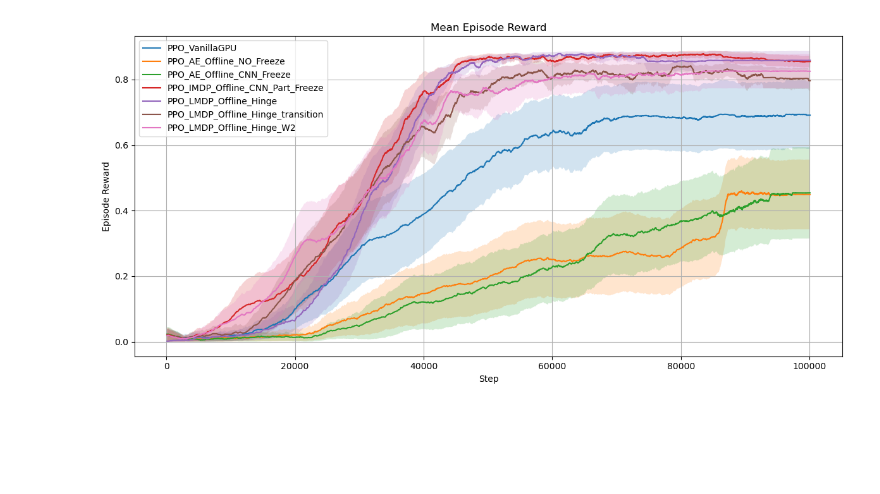
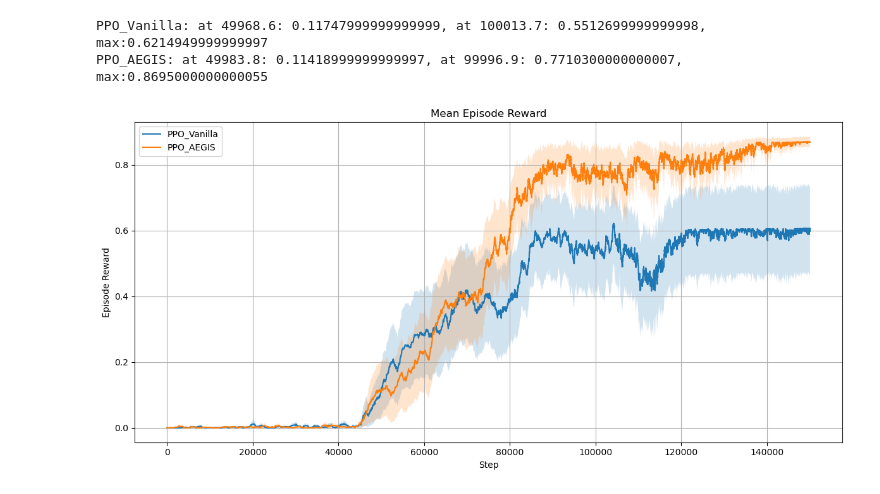
Before and after one commit to achouliaras/state_space_exploration, a Jupyter notebook: plot_results.ipynb, the cells around one changed output. Drawn from its saved outputs; the diff is of its cells as text; code cells hidden in the pictures; blank space fills up the shorter version.

```diff
--- a/plot_results.ipynb
+++ b/plot_results.ipynb
@@ -7,11 +7,17 @@ from scipy.stats import sem
 from scipy.ndimage import uniform_filter1d  # For smoothing
 
 # Define the base directory and experiment names
-base_dir = "results/State-Vis-Pretraining/MiniGrid/Empty-8x8-v0"
-experiments = [ "PPO_VanillaGPU", "PPO_AE_Offline_NO_Freeze", "PPO_AE_Offline_CNN_Freeze",
-                "PPO_IMDP_Offline_CNN_Part_Freeze",
-                "PPO_LMDP_Offline_Hinge", "PPO_LMDP_Offline_Hinge_transition",
-                "PPO_LMDP_Offline_Hinge_W2"
+base_dir = "results/State-Vis-Pretraining/MiniGrid/DistShift2-v0"
+# COMP EXP: "PPO_AE_Offline_NO_Freeze", "PPO_AE_Offline_CNN_Freeze", "PPO_IMDP_Offline_CNN_Part_Freeze", "PPO_IMDP_Offline_Freeze", "PPO_AEGIS_ALT1_1E", "PPO_AEGIS_5E6", "PPO_AEGIS_TCL"
+
+# OFFLINE
+# DATA EXP: "PPO_LMDP_Offline", "PPO_LMDP_Offline", "PPO_LMDP_Offline_5E6", "PPO_LMDP_Offline_25e5", "PPO_LMDP_Offline_10e5", "PPO_LMDP_Offline_5E5", "PPO_LMDP_Offline_5E4", "PPO_LMDP_Offline_5E3"
+# EPOCHS EXP: "PPO_LMDP_Offline_5E5_10", "PPO_LMDP_Offline_5E5_20", "PPO_LMDP_Offline_5E5_50", "PPO_LMDP_Offline_5E5_100", "PPO_LMDP_Offline_5E5_200"
+
+# BUFFER EXP: "PPO_AEGIS_Buffer_64", "PPO_AEGIS_Buffer_128", "PPO_AEGIS_Buffer_256", "PPO_AEGIS_Buffer_512", "PPO_AEGIS_Buffer_1024", "PPO_AEGIS_ALT1_1E", "PPO_AEGIS_5E6", "PPO_AEGIS_TCL"
+# "PPO_LMDP_Offline_5E5",  "PPO_AEGIS_ALT1_1E", "PPO_AEGIS_5E6", "PPO_AEGIS_TCL",
+experiments =  ["PPO_Vanilla", "PPO_LMDP_Offline"
+                "PPO_AEGIS",
                 ]
 
 # Define the number of seeds
@@ -56,6 +62,16 @@ def compute_stats(data):
     std_error = sem(data, axis=0)
     return mean, std_error
 
+def find_closest_index_np(sorted_array, x):
+    sorted_array = np.asarray(sorted_array)
+    idx = np.searchsorted(sorted_array, x, side="left")
+
+    if idx > 0 and (idx == len(sorted_array) or
+                    np.abs(x - sorted_array[idx-1]) <= np.abs(x - sorted_array[idx])):
+        return idx - 1
+    else:
+        return idx
+
 episode_rewards_stats = {exp: compute_stats(aligned_episode_rewards[exp]) for exp in experiments}
 episode_lengths_stats = {exp: compute_stats(aligned_episode_lengths[exp]) for exp in experiments}
 steps_stats = {exp: compute_stats(aligned_steps[exp]) for exp in experiments}
@@ -76,6 +92,11 @@ def plot_results(stats, steps_stats, ylabel, title, filename, window_size=10):
         smoothed_mean = smooth_data(mean, window_size)
         smoothed_std_error = smooth_data(std_error, window_size)
 
+        k100 = find_closest_index_np(step_mean, 100000)
+        k50 = find_closest_index_np(step_mean, 50000)
+
+        print(f'{exp}: at {step_mean[k50]}: {smoothed_mean[k50]}, at {step_mean[k100]}: {smoothed_mean[k100]}, max:{max(smoothed_mean)}')
+
         plt.plot(step_mean, smoothed_mean, label=exp)
         plt.fill_between(step_mean, smoothed_mean - smoothed_std_error, smoothed_mean + smoothed_std_error, alpha=0.2)
     plt.xlabel('Step')
@@ -89,10 +110,12 @@ def plot_results(stats, steps_stats, ylabel, title, filename, window_size=10):
 # %%
 # Plot episode rewards
 plot_results(episode_rewards_stats, steps_stats,
              'Episode Reward', 'Mean Episode Reward',
-             filename="plot_episode_reward", window_size=50)
+             filename="plot_episode_reward", window_size=20)
 # %% [output]
+PPO_Vanilla: at 49968.6: 0.11747999999999999, at 100013.7: 0.5512699999999998, max:0.6214949999999997
+PPO_AEGIS: at 49983.8: 0.11418999999999997, at 99996.9: 0.7710300000000007, max:0.8695000000000055
-[figure, old version]
+[figure, new version]
 # %%
 # Plot episode lengths
 plot_results(episode_lengths_stats, steps_stats,
```
Also changed, not shown: parts of 1 cell of this notebook, 11 other files.
